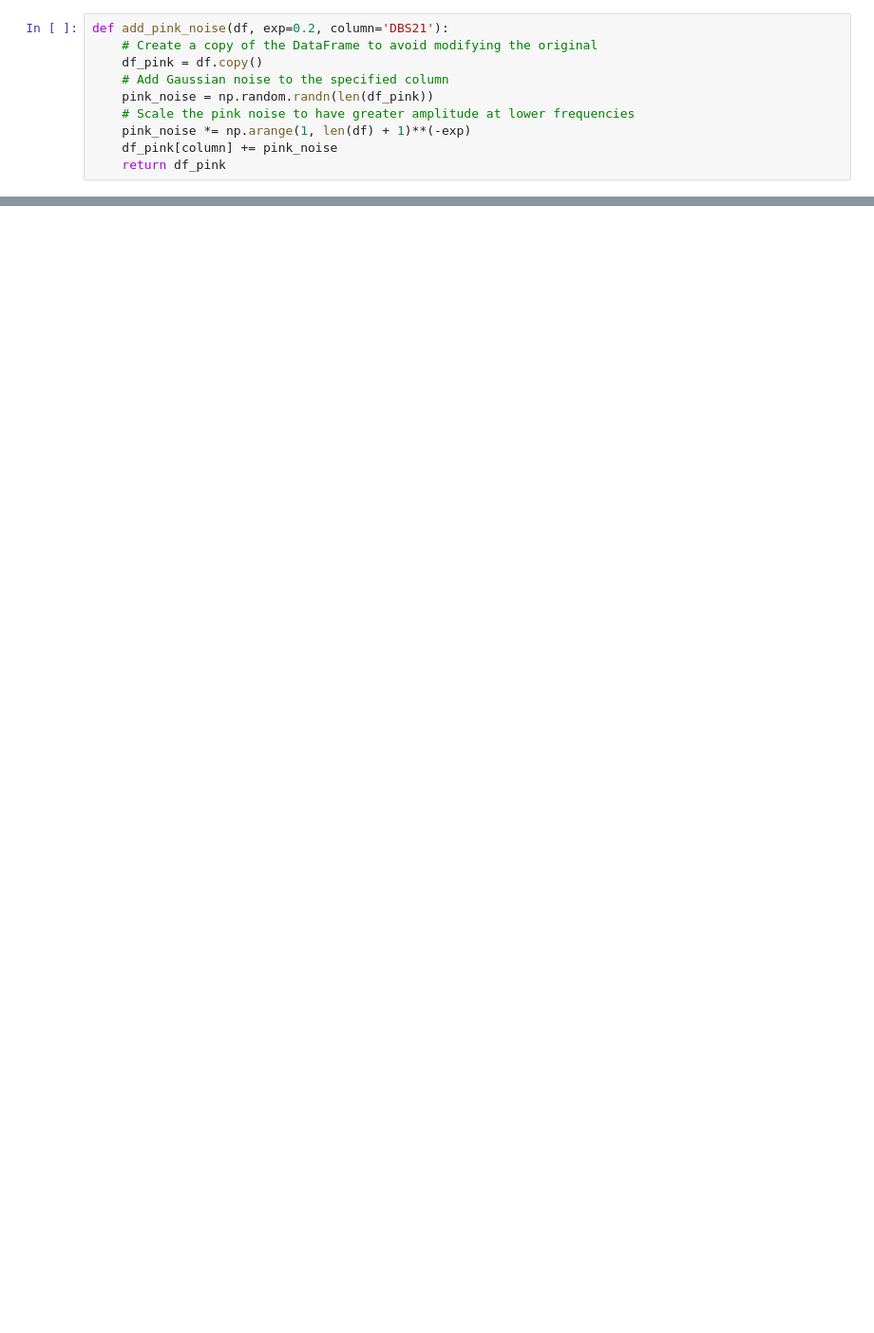
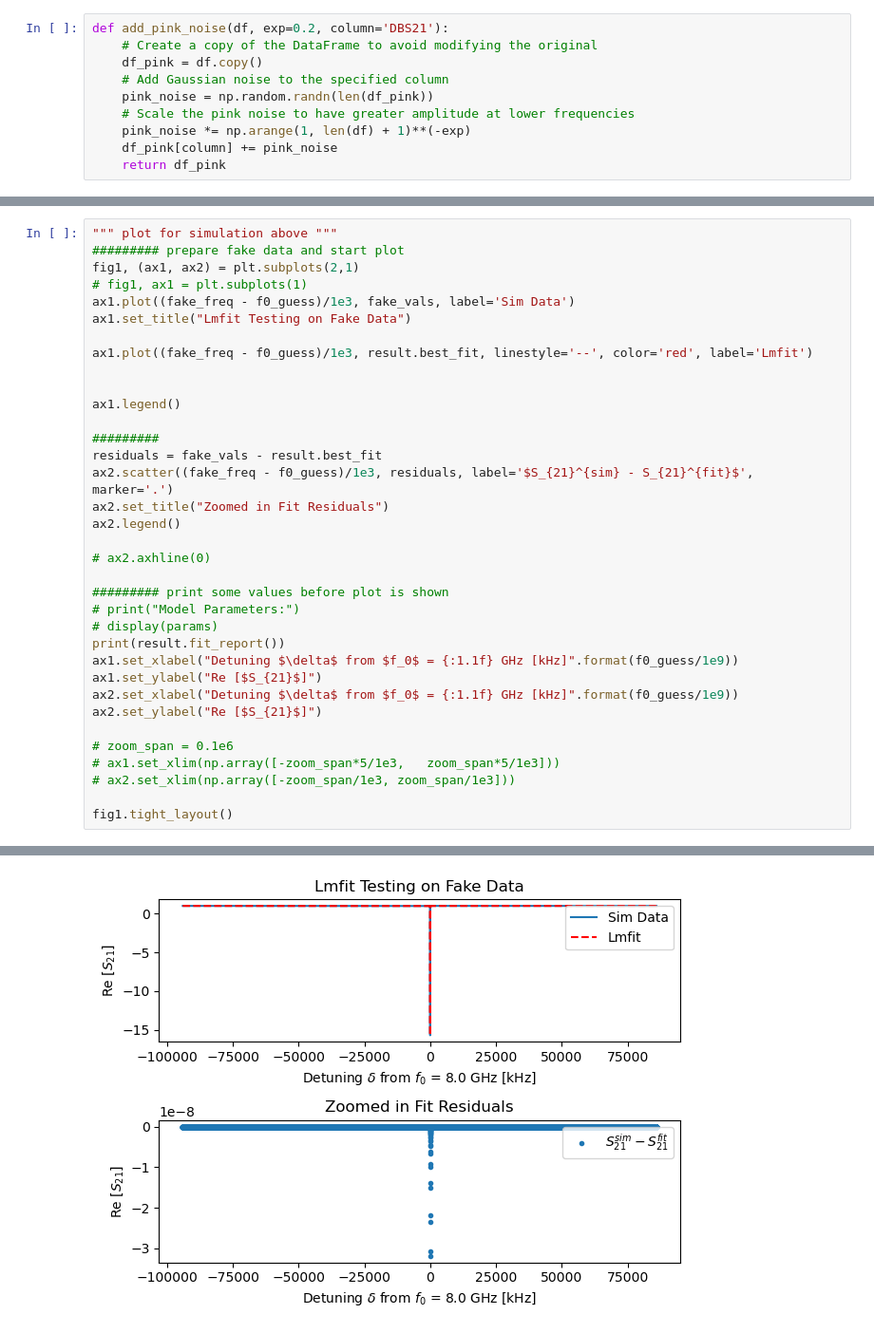
Before and after one commit to scottito/bcqt-test-points-vs-err, a Jupyter notebook: load_and_apply_noise.ipynb, the cells around one changed output, grey strips where cells are left out. Shown: that part at 95% size. Drawn from its saved outputs; the diff is of its cells as text; blank space fills up the shorter version.

```diff
--- a/load_and_apply_noise.ipynb
+++ b/load_and_apply_noise.ipynb
@@ -130,0 +156,36 @@ ValueError: x and y must have same first dimension, but have shapes (8001,) and
+# %%
+""" plot for simulation above """
+######### prepare fake data and start plot
+fig1, (ax1, ax2) = plt.subplots(2,1)
+# fig1, ax1 = plt.subplots(1)
+ax1.plot((fake_freq - f0_guess)/1e3, fake_vals, label='Sim Data')
+ax1.set_title("Lmfit Testing on Fake Data")
+
+ax1.plot((fake_freq - f0_guess)/1e3, result.best_fit, linestyle='--', color='red', label='Lmfit')
+
+
+ax1.legend()
+
+#########
+residuals = fake_vals - result.best_fit
+ax2.scatter((fake_freq - f0_guess)/1e3, residuals, label='$S_{21}^{sim} - S_{21}^{fit}$', marker='.')
+ax2.set_title("Zoomed in Fit Residuals")
+ax2.legend()
+
+# ax2.axhline(0)
+
+######### print some values before plot is shown
+# print("Model Parameters:")
+# display(params)
+print(result.fit_report())
+ax1.set_xlabel("Detuning $\delta$ from $f_0$ = {:1.1f} GHz [kHz]".format(f0_guess/1e9))
+ax1.set_ylabel("Re [$S_{21}$]")
+ax2.set_xlabel("Detuning $\delta$ from $f_0$ = {:1.1f} GHz [kHz]".format(f0_guess/1e9))
+ax2.set_ylabel("Re [$S_{21}$]")
+
+# zoom_span = 0.1e6
+# ax1.set_xlim(np.array([-zoom_span*5/1e3,   zoom_span*5/1e3]))
+# ax2.set_xlim(np.array([-zoom_span/1e3, zoom_span/1e3]))
+
+fig1.tight_layout()
+# %% [output]
@@ -130,0 +209 @@ ValueError: x and y must have same first dimension, but have shapes (8001,) and
+[figure, added]
```
Also changed, not shown: parts of 7 cells of this notebook, 5 other files.
